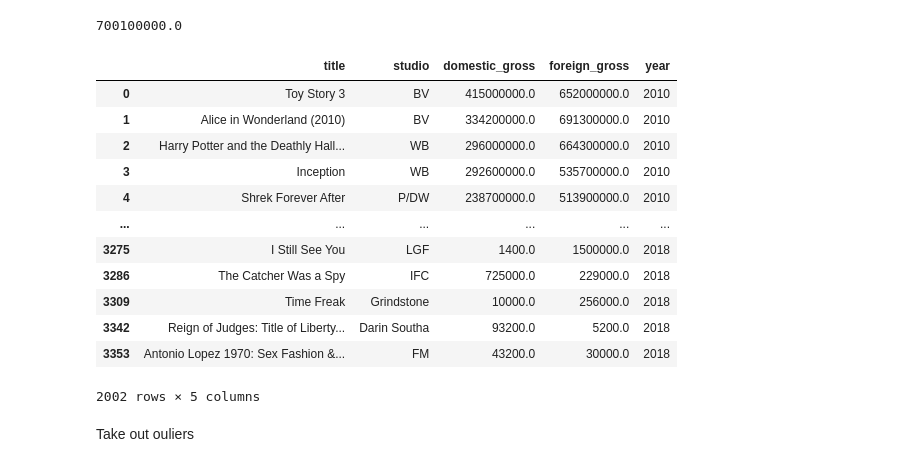
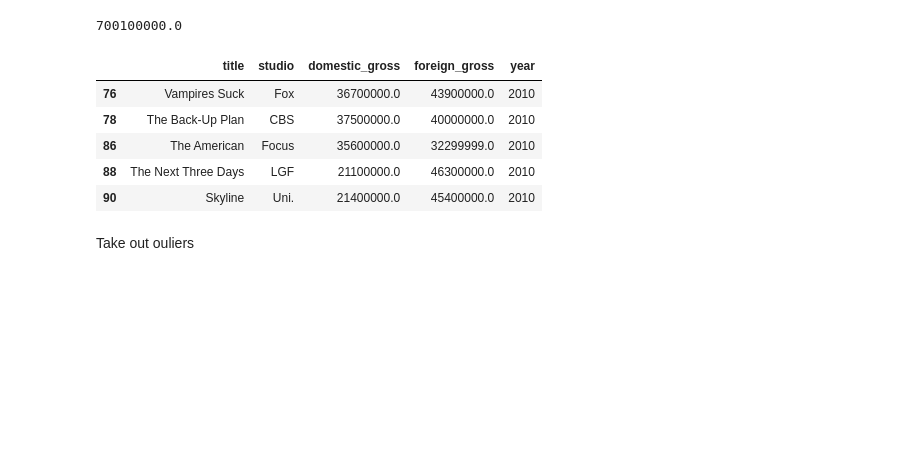
Before and after one commit to olexy/da_ds_ml, a Jupyter notebook: exploratory.ipynb, the cells around one changed output. Cells and saved outputs as stored; diff of their text form; code cells hidden in the pictures; blank space fills up the shorter version.

```diff
--- a/exploratory.ipynb
+++ b/exploratory.ipynb
@@ -339,21 +301,14 @@ df_bom['domestic_gross'].max()
 # %% [output]
 700100000.0
 # %%
-df_bom
+df_bom.head()
 # %% [output]
 |  | title | studio | domestic_gross | foreign_gross | year |
-| 0 | Toy Story 3 | BV | 415000000.0 | 652000000.0 | 2010 |
-| 1 | Alice in Wonderland (2010) | BV | 334200000.0 | 691300000.0 | 2010 |
-| 2 | Harry Potter and the Deathly Hall... | WB | 296000000.0 | 664300000.0 | 2010 |
-| 3 | Inception | WB | 292600000.0 | 535700000.0 | 2010 |
-| 4 | Shrek Forever After | P/DW | 238700000.0 | 513900000.0 | 2010 |
-| ... | ... | ... | ... | ... | ... |
-| 3275 | I Still See You | LGF | 1400.0 | 1500000.0 | 2018 |
-| 3286 | The Catcher Was a Spy | IFC | 725000.0 | 229000.0 | 2018 |
-| 3309 | Time Freak | Grindstone | 10000.0 | 256000.0 | 2018 |
-| 3342 | Reign of Judges: Title of Liberty... | Darin Southa | 93200.0 | 5200.0 | 2018 |
-| 3353 | Antonio Lopez 1970: Sex Fashion &... | FM | 43200.0 | 30000.0 | 2018 |
+| 76 | Vampires Suck | Fox | 36700000.0 | 43900000.0 | 2010 |
+| 78 | The Back-Up Plan | CBS | 37500000.0 | 40000000.0 | 2010 |
+| 86 | The American | Focus | 35600000.0 | 32299999.0 | 2010 |
+| 88 | The Next Three Days | LGF | 21100000.0 | 46300000.0 | 2010 |
+| 90 | Skyline | Uni. | 21400000.0 | 45400000.0 | 2010 |
-2002 rows × 5 columns
 # %% [markdown]
 Take out ouliers
 # %%
```
Also changed, not shown: parts of 25 cells of this notebook.
